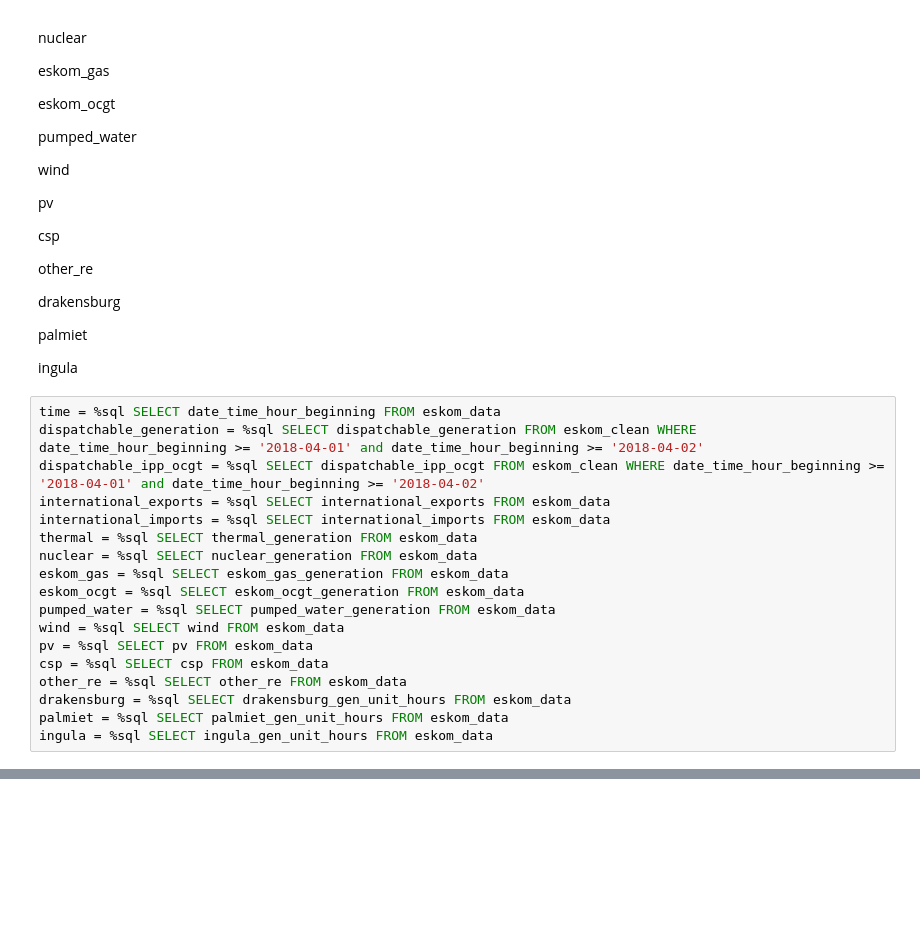
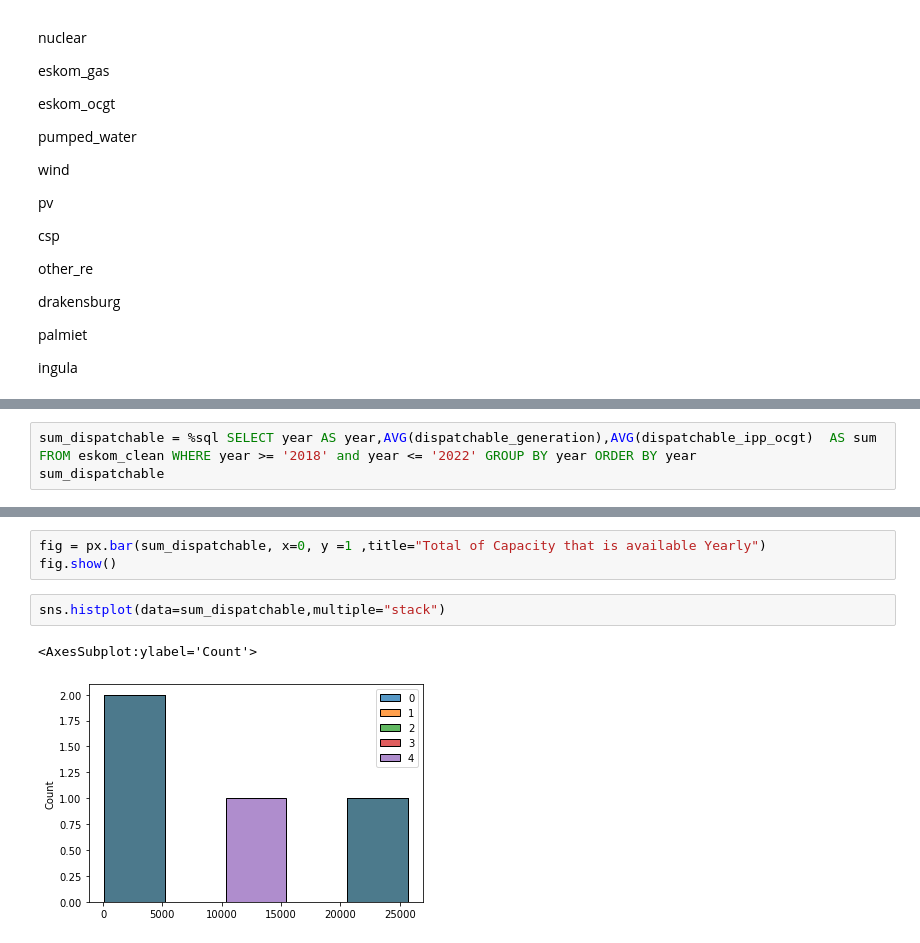
Before and after one commit to The-DigitalAcademy/Eskom_Data_Analysis, a Jupyter notebook: Generation.ipynb, the cells around one changed output, grey strips where cells are left out. Drawn from its saved outputs; the diff is of its cells as text; blank space fills up the shorter version.

```diff
--- a/Generation.ipynb
+++ b/Generation.ipynb
@@ -202,21 +211,3 @@ drakensburg
 palmiet
 
 ingula
-# %%
-time = %sql SELECT date_time_hour_beginning FROM eskom_data
-dispatchable_generation = %sql SELECT dispatchable_generation FROM eskom_clean WHERE date_time_hour_beginning >= '2018-04-01' and date_time_hour_beginning >= '2018-04-02'
-dispatchable_ipp_ocgt = %sql SELECT dispatchable_ipp_ocgt FROM eskom_clean WHERE date_time_hour_beginning >= '2018-04-01' and date_time_hour_beginning >= '2018-04-02'
-international_exports = %sql SELECT international_exports FROM eskom_data
-international_imports = %sql SELECT international_imports FROM eskom_data
-thermal = %sql SELECT thermal_generation FROM eskom_data
-nuclear = %sql SELECT nuclear_generation FROM eskom_data
-eskom_gas = %sql SELECT eskom_gas_generation FROM eskom_data
-eskom_ocgt = %sql SELECT eskom_ocgt_generation FROM eskom_data
-pumped_water = %sql SELECT pumped_water_generation FROM eskom_data
-wind = %sql SELECT wind FROM eskom_data
-pv = %sql SELECT pv FROM eskom_data
-csp = %sql SELECT csp FROM eskom_data
-other_re = %sql SELECT other_re FROM eskom_data
-drakensburg = %sql SELECT drakensburg_gen_unit_hours FROM eskom_data
-palmiet = %sql SELECT palmiet_gen_unit_hours FROM eskom_data
-ingula = %sql SELECT ingula_gen_unit_hours FROM eskom_data
@@ -260,0 +214,3 @@ dispatchable_ipp_ocgt
+# %%
+sum_dispatchable = %sql SELECT year AS year,AVG(dispatchable_generation),AVG(dispatchable_ipp_ocgt)  AS sum FROM eskom_clean WHERE year >= '2018' and year <= '2022' GROUP BY year ORDER BY year
+sum_dispatchable
@@ -260,0 +226,8 @@ dispatchable_ipp_ocgt
+# %%
+fig = px.bar(sum_dispatchable, x=0, y =1 ,title="Total of Capacity that is available Yearly")
+fig.show()
+# %%
+sns.histplot(data=sum_dispatchable,multiple="stack")
+# %% [output]
+<AxesSubplot:ylabel='Count'>
+[figure, added]
```
Also changed, not shown: parts of 7 cells of this notebook, 2 other files.
